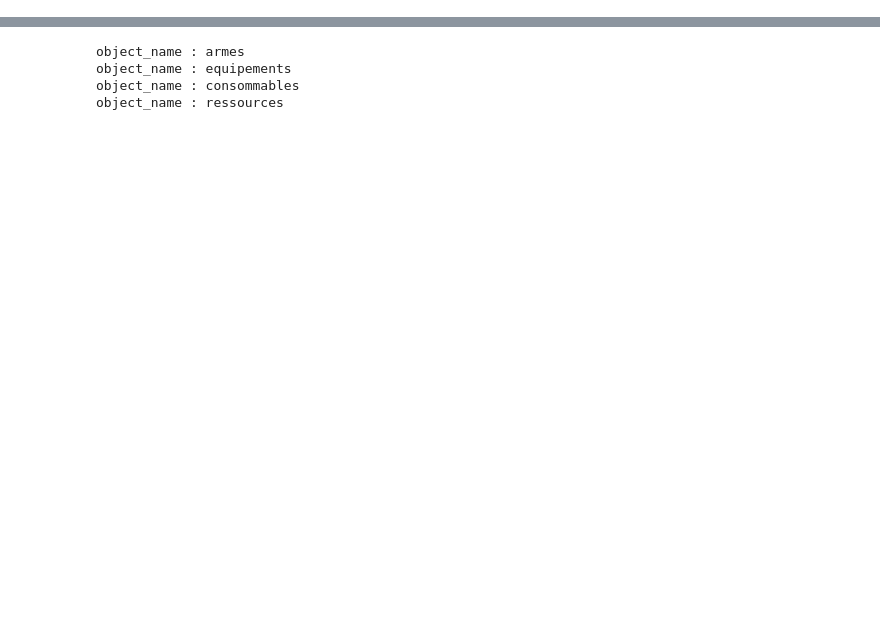
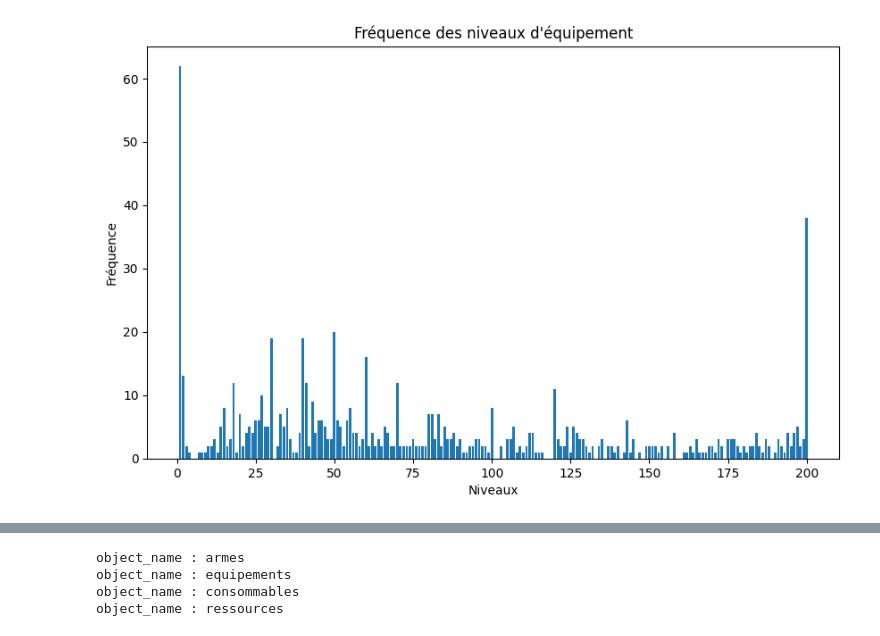
Before and after one commit to Plogeur/Dofus-touch-economic, a Jupyter notebook: economic.ipynb, the cells around one changed output, grey strips where cells are left out. Drawn from its saved outputs; the diff is of its cells as text; code cells hidden in the pictures; blank space fills up the shorter version.

```diff
--- a/economic.ipynb
+++ b/economic.ipynb
@@ -158,0 +240,6 @@ for object_name, object_list in objects.items():
+# %%
+str_item = "armes"
+niveaux_equipment = extract_lvl(str_item)
+plot_lvl(niveaux_equipment)
+# %% [output]
+[figure, added]
```
Also changed, not shown: parts of 13 cells of this notebook.
